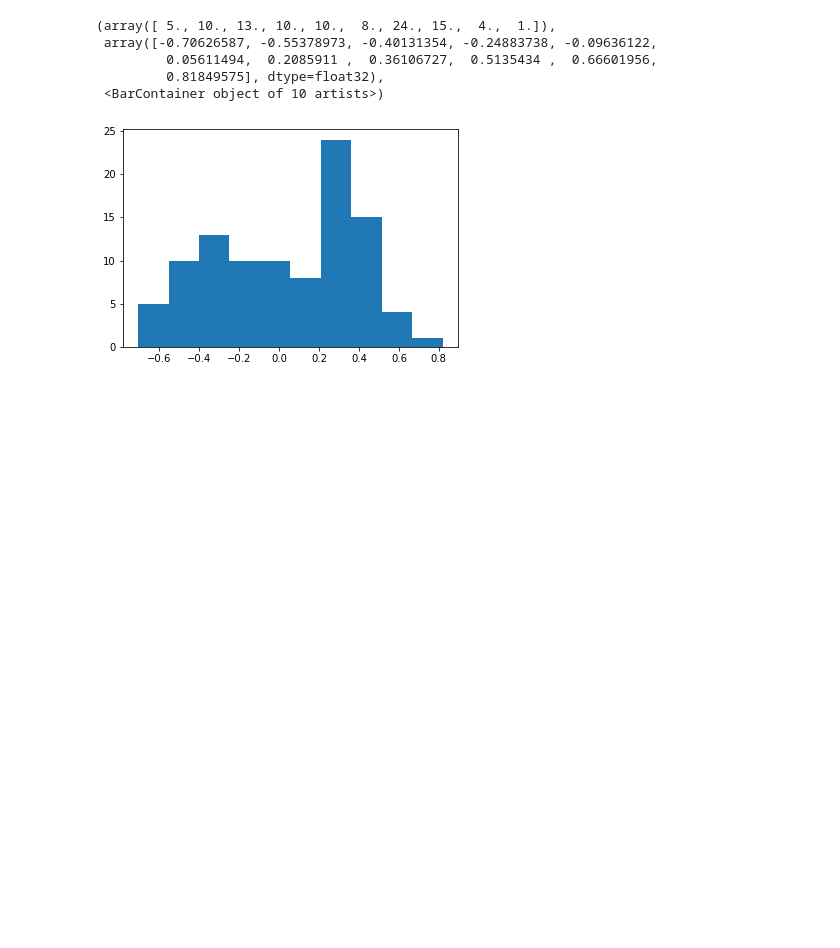
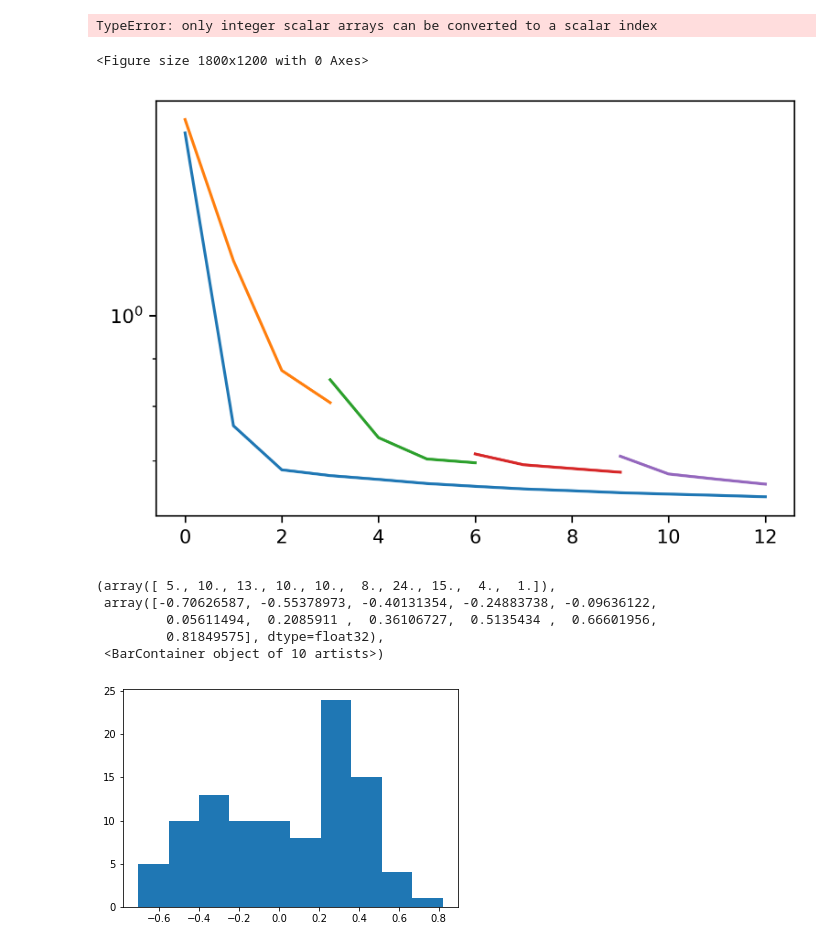
Before and after one commit to NREL/BUTTER-Empirical-Deep-Learning-Experimental-Framework, a Jupyter notebook: dmp/viz/width_growth_exp_ch.ipynb, the cells around one changed output. Saved outputs shown, nothing was run; the diff lists cells and outputs as text; code cells hidden in the pictures; blank space fills up the shorter version.

```diff
--- a/dmp/viz/width_growth_exp_ch.ipynb
+++ b/dmp/viz/width_growth_exp_ch.ipynb
@@ -205,3 +569,22 @@ TypeError: plot_histories() missing 1 required positional argument: 'histories'
+# %%
+plt.figure(dpi=300)
+plot_effort(full_configs, full_trace,'loss')
+plot_effort(configs, default_trace,'loss')
+plot_effort(configs, scaling_trace,'loss')
+# plot_effort(configs, scaling_trace_1_0,'loss')
+plt.yscale('log')
+# plt.xscale('log')
+plt.show()
+# %% [output]
+TypeError: only integer scalar arrays can be converted to a scalar index
+<Figure size 1800x1200 with 0 Axes>
+# %%
+plt.figure(dpi=300)
+plot_histories(full_configs, full_loss)
+plot_histories(configs, default_loss)
+plt.yscale('log')
+# %% [output]
+[figure, added]
 # %%
 plt.hist(model.layers[1].get_weights()[0].reshape(-1))
 # %% [output]
```
Also changed, not shown: parts of 18 cells of this notebook.
